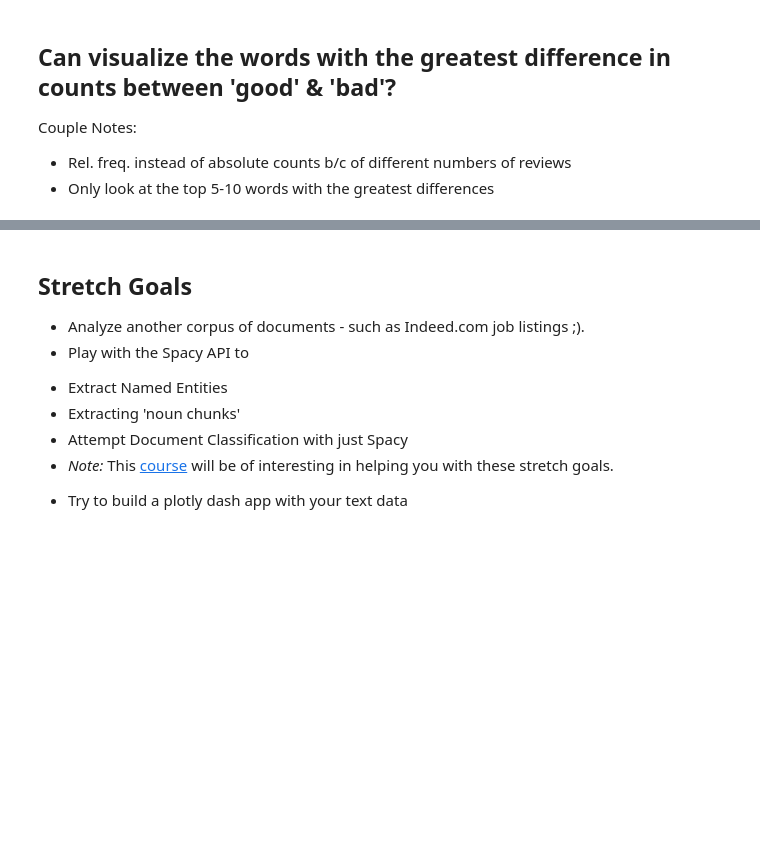
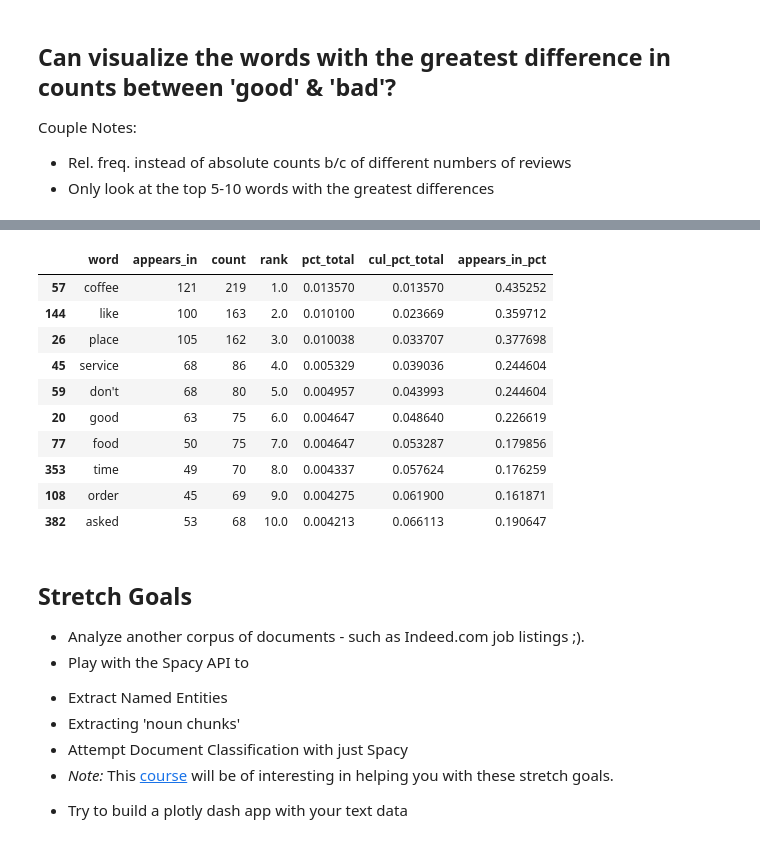
Before and after one commit to term1830/DS-Unit-4-Sprint-1-NLP, a Jupyter notebook: module1-text-data/LS_DS_411_Text_Data_Assignment.ipynb, the cells around one changed output, grey strips where cells are left out. Saved outputs shown, nothing was run; the diff lists cells and outputs as text; code cells hidden in the pictures; blank space fills up the shorter version.

```diff
--- a/module1-text-data/LS_DS_411_Text_Data_Assignment.ipynb
+++ b/module1-text-data/LS_DS_411_Text_Data_Assignment.ipynb
@@ -139,3 +369,18 @@ Couple Notes:
+# %%
+low_wc = count(low['spaCy_tokens_v3'])
+low_wc.head(10)
+# %% [output]
+|  | word | appears_in | count | rank | pct_total | cul_pct_total | appears_in_pct |
+| 57 | coffee | 121 | 219 | 1.0 | 0.013570 | 0.013570 | 0.435252 |
+| 144 | like | 100 | 163 | 2.0 | 0.010100 | 0.023669 | 0.359712 |
+| 26 | place | 105 | 162 | 3.0 | 0.010038 | 0.033707 | 0.377698 |
+| 45 | service | 68 | 86 | 4.0 | 0.005329 | 0.039036 | 0.244604 |
+| 59 | don't | 68 | 80 | 5.0 | 0.004957 | 0.043993 | 0.244604 |
+| 20 | good | 63 | 75 | 6.0 | 0.004647 | 0.048640 | 0.226619 |
+| 77 | food | 50 | 75 | 7.0 | 0.004647 | 0.053287 | 0.179856 |
+| 353 | time | 49 | 70 | 8.0 | 0.004337 | 0.057624 | 0.176259 |
+| 108 | order | 45 | 69 | 9.0 | 0.004275 | 0.061900 | 0.161871 |
+| 382 | asked | 53 | 68 | 10.0 | 0.004213 | 0.066113 | 0.190647 |
 # %% [markdown]
 ## Stretch Goals
 
```
Also changed, not shown: parts of 18 cells of this notebook, 1 other file.
